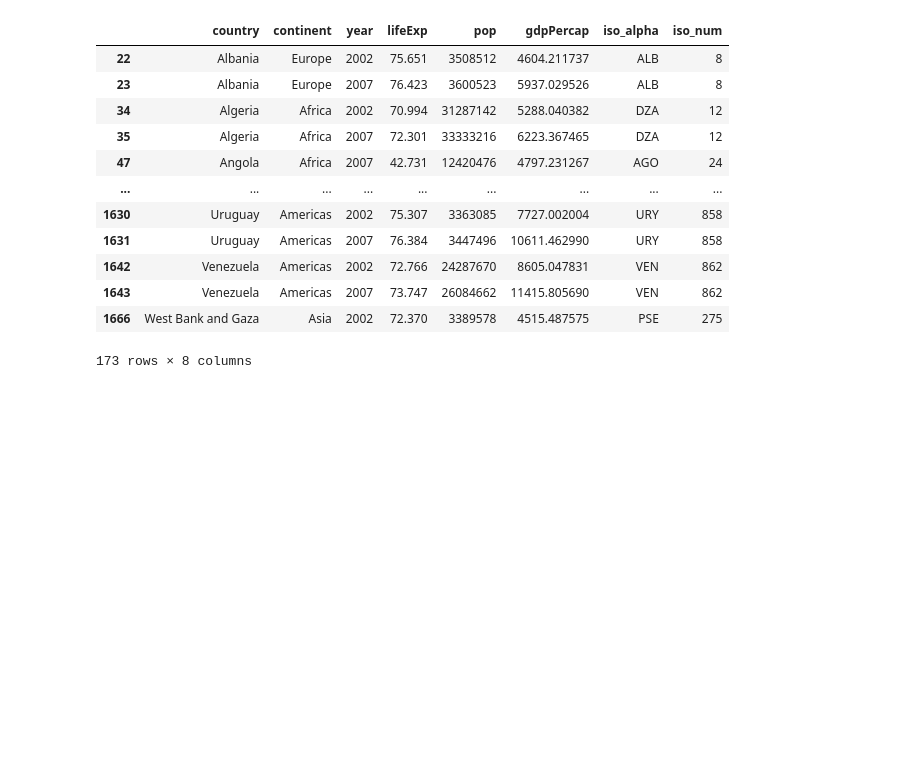
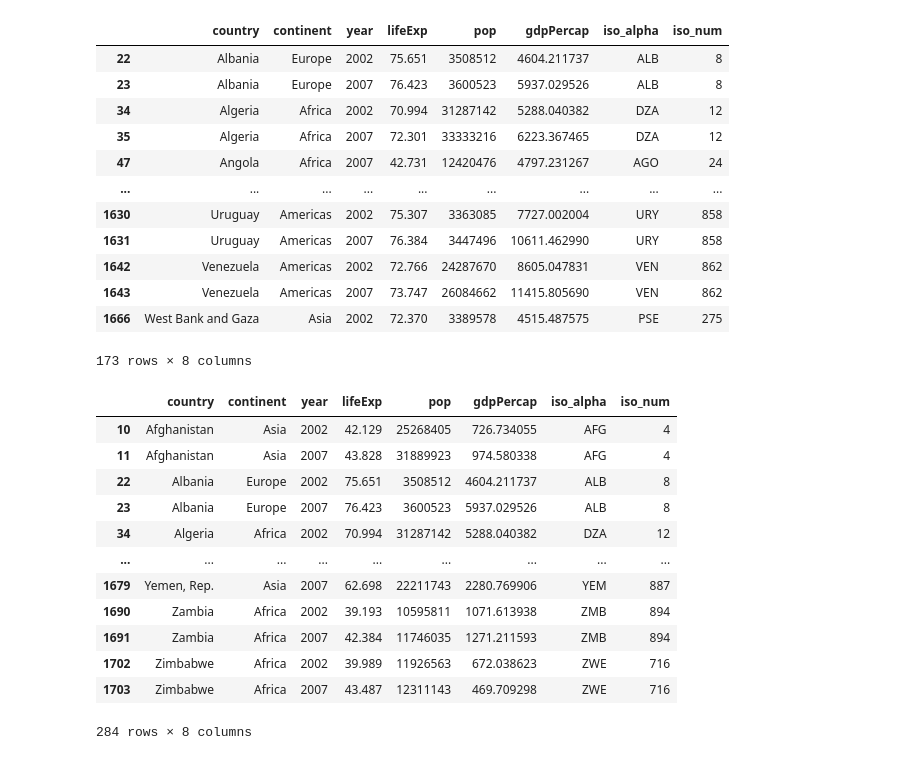
Before and after one commit to RYOTA2528/data_analysis_practice, a Jupyter notebook: DAYxxx_python_larning_list/[DAY6]Pandas_Applicatin_of_arithmetric.ipynb, the cells around one changed output. Cells and saved outputs as stored; diff of their text form; code cells hidden in the pictures; blank space fills up the shorter version.

```diff
--- a/DAYxxx_python_larning_list/[DAY6]Pandas_Applicatin_of_arithmetric.ipynb
+++ b/DAYxxx_python_larning_list/[DAY6]Pandas_Applicatin_of_arithmetric.ipynb
@@ -73,3 +73,20 @@ df[condition1 & condition2]
 | 1643 | Venezuela | Americas | 2007 | 73.747 | 26084662 | 11415.805690 | VEN | 862 |
 | 1666 | West Bank and Gaza | Asia | 2002 | 72.370 | 3389578 | 4515.487575 | PSE | 275 |
 173 rows × 8 columns
+# %%
+#query()を使えばより簡単に抽出可能
+df.query('year >= 2000')
+# %% [output]
+|  | country | continent | year | lifeExp | pop | gdpPercap | iso_alpha | iso_num |
+| 10 | Afghanistan | Asia | 2002 | 42.129 | 25268405 | 726.734055 | AFG | 4 |
+| 11 | Afghanistan | Asia | 2007 | 43.828 | 31889923 | 974.580338 | AFG | 4 |
+| 22 | Albania | Europe | 2002 | 75.651 | 3508512 | 4604.211737 | ALB | 8 |
+| 23 | Albania | Europe | 2007 | 76.423 | 3600523 | 5937.029526 | ALB | 8 |
+| 34 | Algeria | Africa | 2002 | 70.994 | 31287142 | 5288.040382 | DZA | 12 |
+| ... | ... | ... | ... | ... | ... | ... | ... | ... |
+| 1679 | Yemen, Rep. | Asia | 2007 | 62.698 | 22211743 | 2280.769906 | YEM | 887 |
+| 1690 | Zambia | Africa | 2002 | 39.193 | 10595811 | 1071.613938 | ZMB | 894 |
+| 1691 | Zambia | Africa | 2007 | 42.384 | 11746035 | 1271.211593 | ZMB | 894 |
+| 1702 | Zimbabwe | Africa | 2002 | 39.989 | 11926563 | 672.038623 | ZWE | 716 |
+| 1703 | Zimbabwe | Africa | 2007 | 43.487 | 12311143 | 469.709298 | ZWE | 716 |
+284 rows × 8 columns
```
Also changed, not shown: parts of 3 cells of this notebook.
